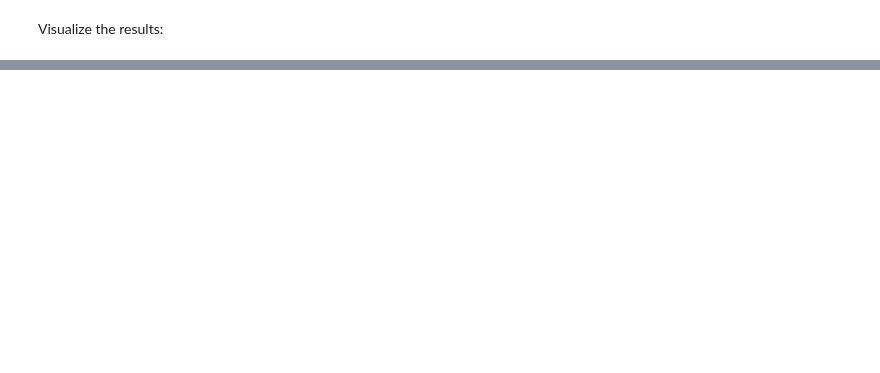
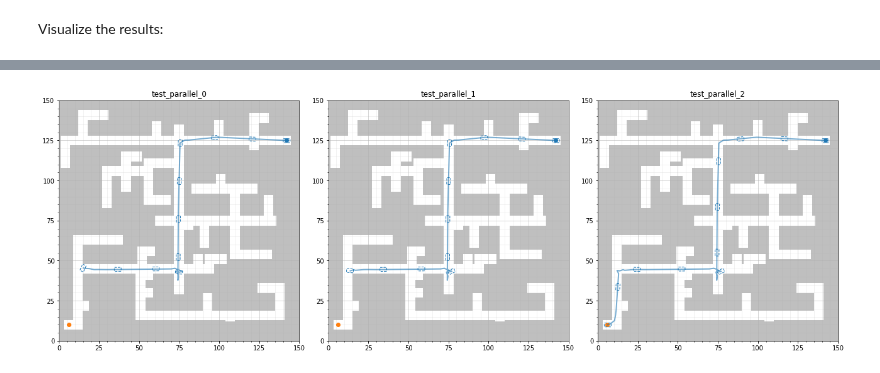
Before and after one commit to robot-motion/bench-mr, a Jupyter notebook: plotting/Frontend.ipynb, the cells around one changed output, grey strips where cells are left out. Cells and saved outputs as stored; diff of their text form; code cells hidden in the pictures; blank space fills up the shorter version.

```diff
--- a/plotting/Frontend.ipynb
+++ b/plotting/Frontend.ipynb
@@ -102,0 +101,11 @@ Running headless
+# %%
+pool = MultipleMPB()
+for time in [.5, 1, 10]:
+    m = MPB()
+    m["max_planning_time"] = time
+    m.set_corridor_grid_env(width=150, height=150, branches=100, radius=3)
+    m.set_planners(['informed_rrt_star'])
+    m.set_steer_functions(['reeds_shepp'])
+    pool.benchmarks.append(m)
+
+pool.run_parallel('test_parallel', runs=5)
@@ -102,0 +139,4 @@ Running headless
+# %%
+pool.visualize_trajectories(run_id='1')
+# %% [output]
+[figure, added]
```
Also changed, not shown: parts of 7 cells of this notebook, 6 other files.
